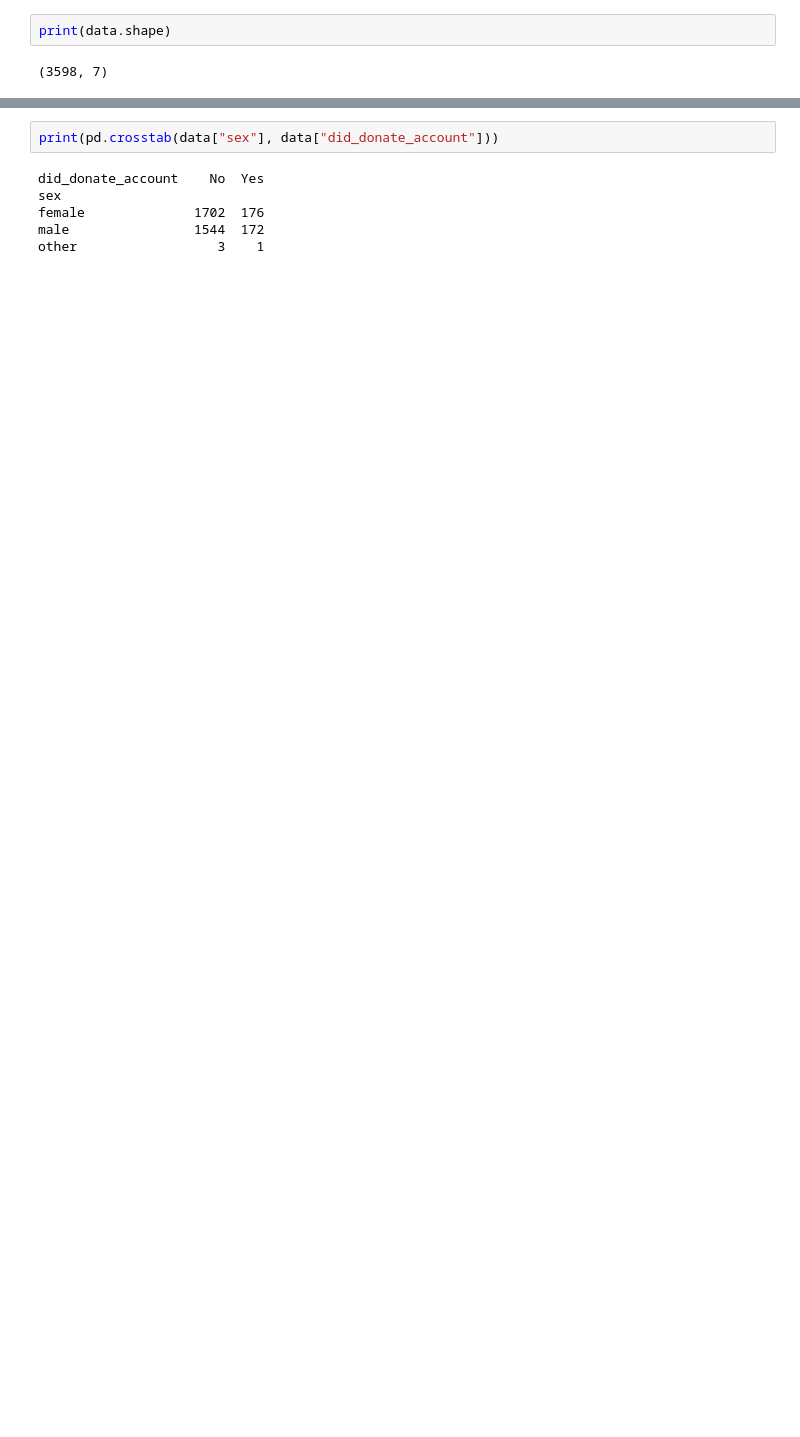
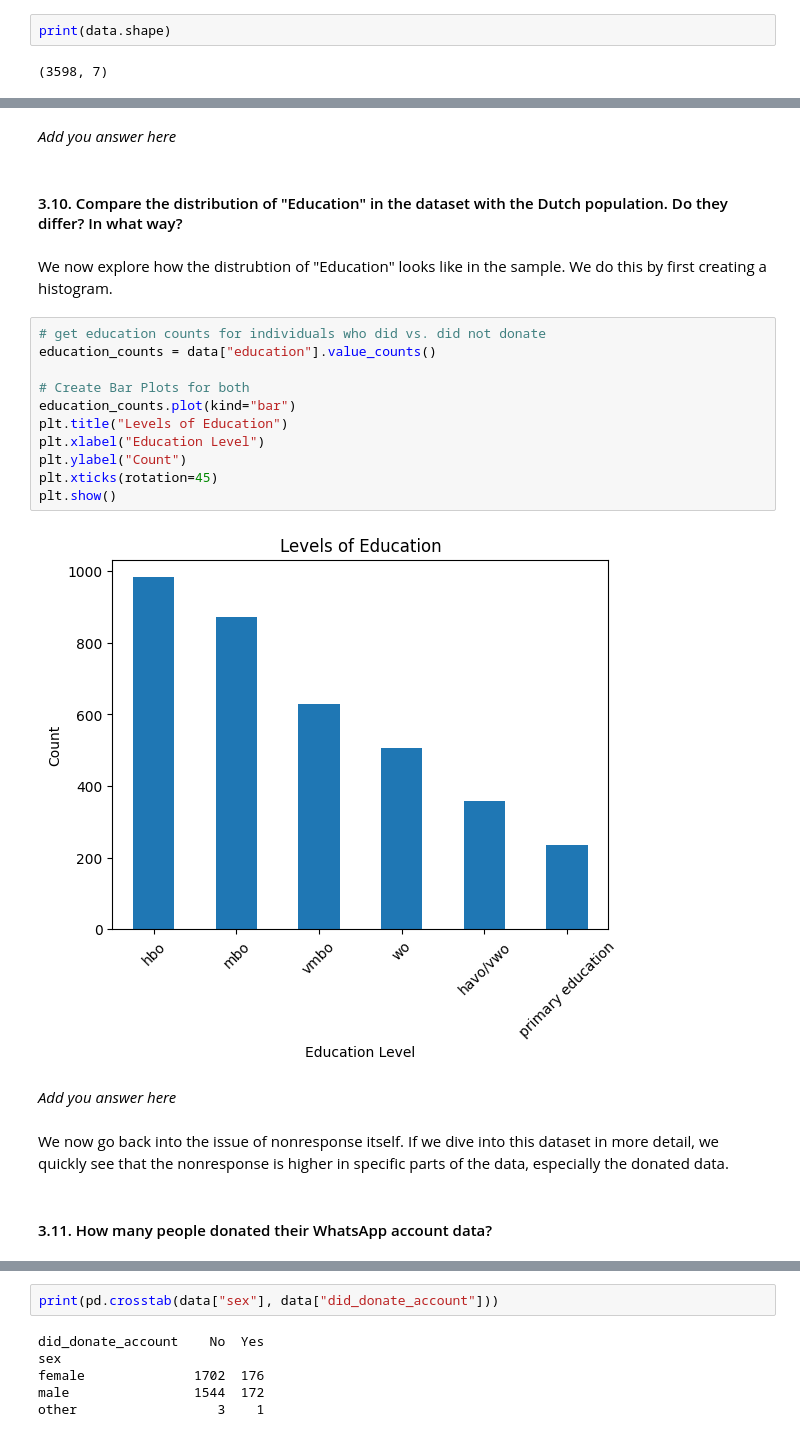
Before and after one commit to digitalTraceData/digitalTraceData.github.io, a Jupyter notebook: materials/lab4/lab4.ipynb, the cells around one changed output, grey strips where cells are left out. Cells and saved outputs as stored; diff of their text form; blank space fills up the shorter version.

```diff
--- a/materials/lab4/lab4.ipynb
+++ b/materials/lab4/lab4.ipynb
@@ -77,0 +162,25 @@ print(data.shape)
+# %% [markdown]
+*Add you answer here*
+# %% [markdown]
+#### 3.10. Compare the distribution of "Education" in the dataset with the Dutch population. Do they differ? In what way?
+# %% [markdown]
+We now explore how the distrubtion of "Education" looks like in the sample. We do this by first creating a histogram.
+# %%
+# get education counts for individuals who did vs. did not donate
+education_counts = data["education"].value_counts()
+
+# Create Bar Plots for both
+education_counts.plot(kind="bar")
+plt.title("Levels of Education")
+plt.xlabel("Education Level")
+plt.ylabel("Count")
+plt.xticks(rotation=45)
+plt.show()
+# %% [output]
+[figure, added]
+# %% [markdown]
+*Add you answer here*
+# %% [markdown]
+We now go back into the issue of nonresponse itself. If we dive into this dataset in more detail, we quickly see that the nonresponse is higher in specific parts of the data, especially the donated data.
+# %% [markdown]
+#### 3.11. How many people donated their WhatsApp account data?
```
Also changed, not shown: parts of 258 cells of this notebook, 14 other files.
